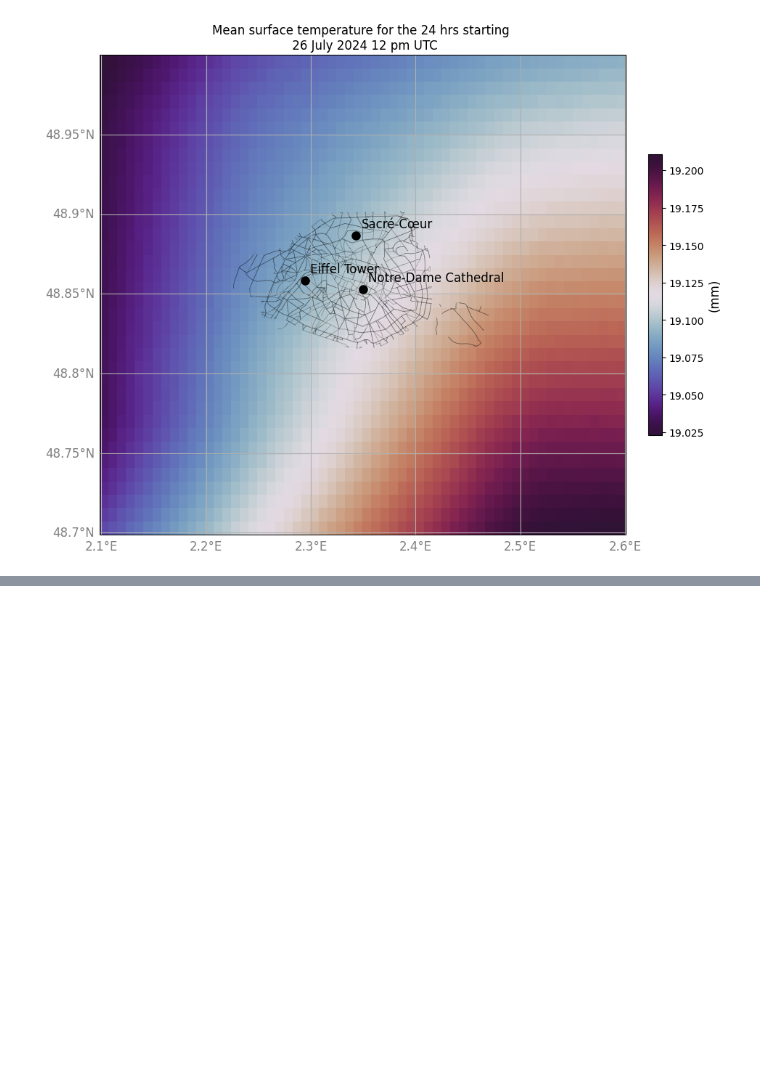
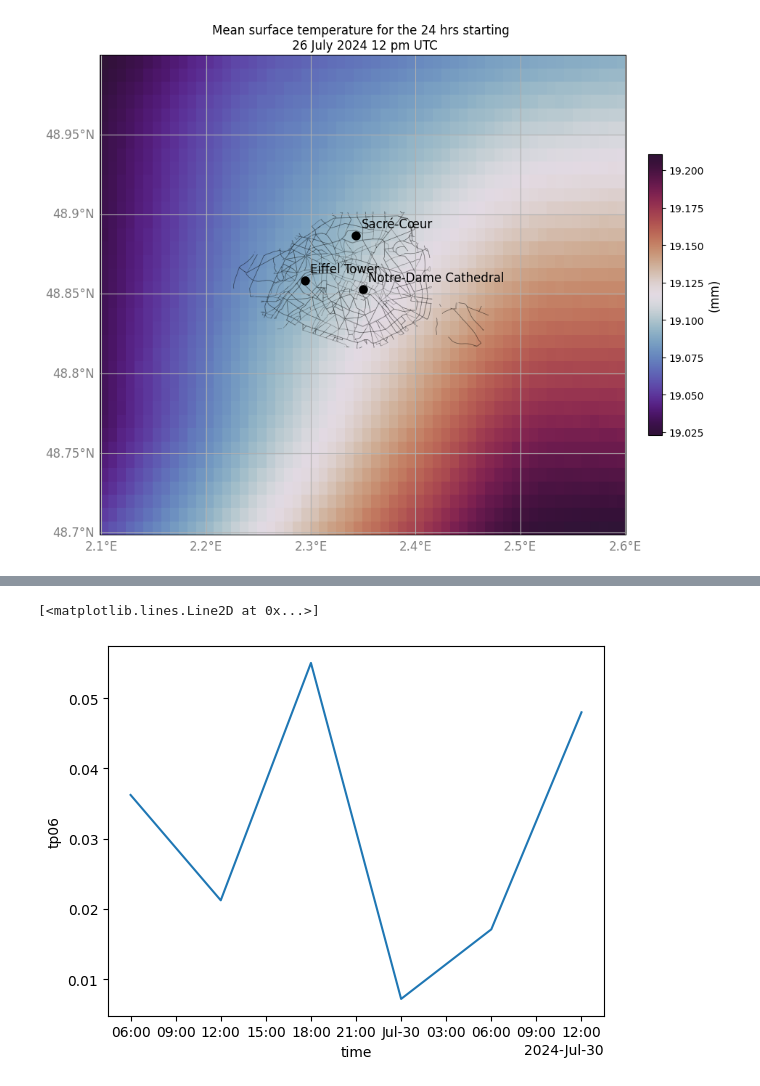
Before and after one commit to manmeet3591/ut_paris, a Jupyter notebook: src/analysis_after_inference.ipynb, the cells around one changed output, grey strips where cells are left out. Saved outputs shown, nothing was run; the diff lists cells and outputs as text; code cells hidden in the pictures; blank space fills up the shorter version.

```diff
--- a/src/analysis_after_inference.ipynb
+++ b/src/analysis_after_inference.ipynb
@@ -1178,0 +1175,5 @@ ds_pred.isel(latitude=slice(50,-50)).isel(longitude=slice(50,-50)).UGRD_10mabove
+# %%
+tp.mean(dim='lat').mean(dim='lon').plot()
+# %% [output]
+[<matplotlib.lines.Line2D at 0x...>]
+[figure, added]
```
Also changed, not shown: parts of 23 cells of this notebook.
